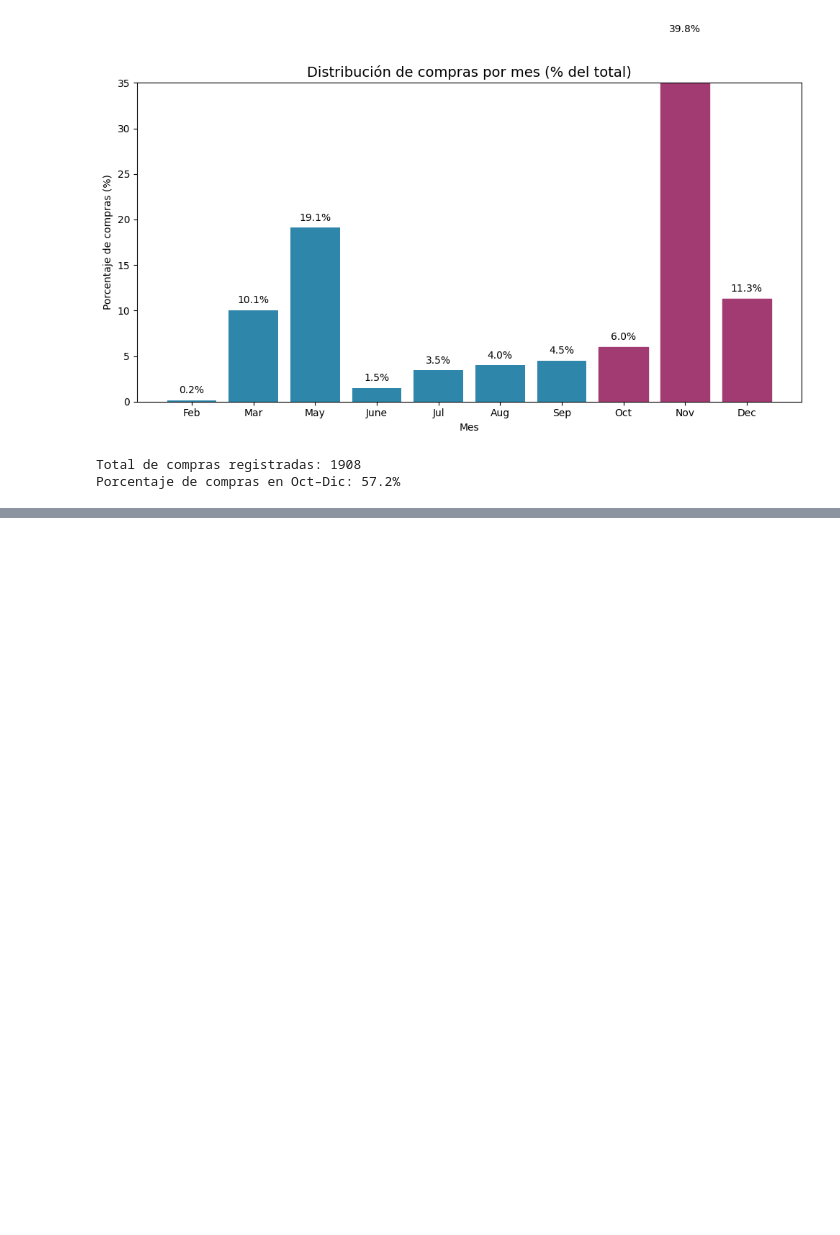
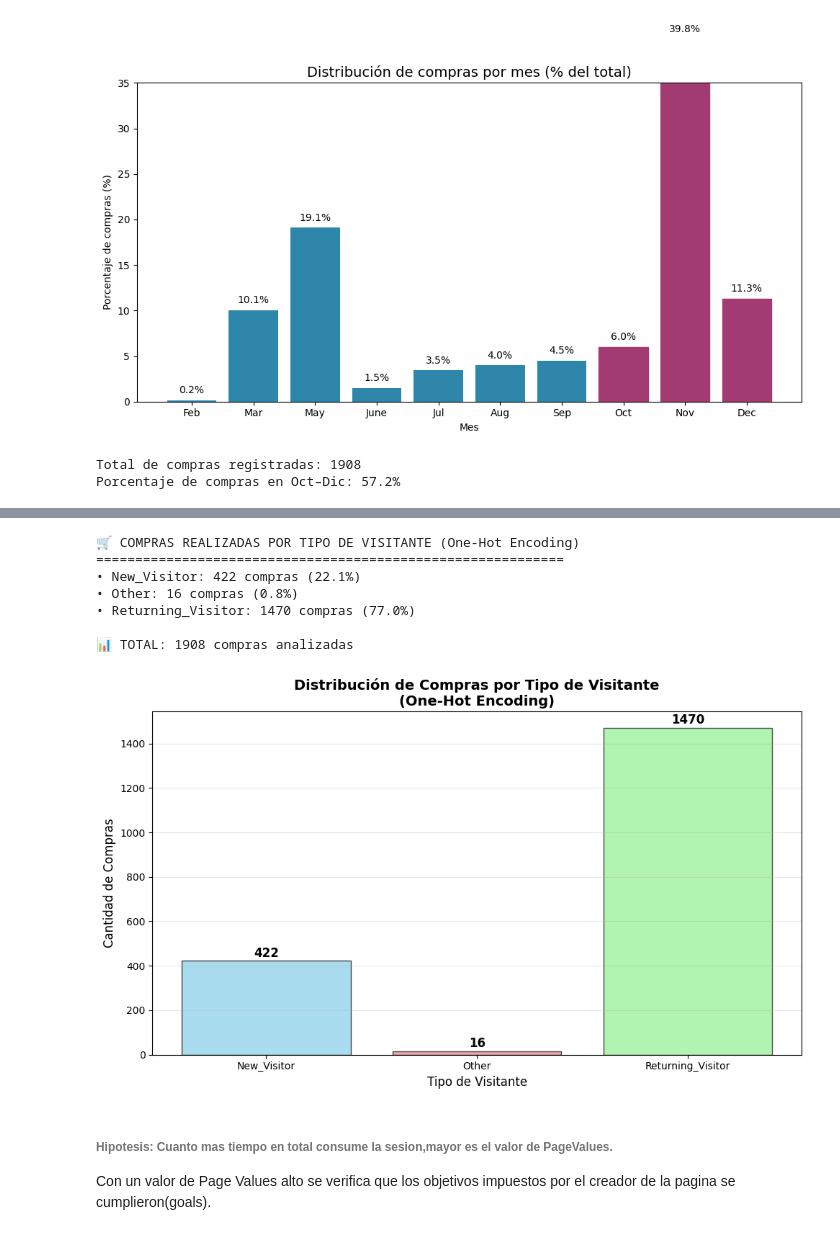
Before and after one commit to Simon22-lab/TPE-Abraham-Cisilino-2025, a Jupyter notebook: hipotesis.ipynb, the cells around one changed output, grey strips where cells are left out. Drawn from its saved outputs; the diff is of its cells as text; code cells hidden in the pictures; blank space fills up the shorter version.

```diff
--- a/hipotesis.ipynb
+++ b/hipotesis.ipynb
@@ -249,0 +250,57 @@ plt.show()
+# %%
+# Suponiendo que tus columnas one-hot son:
+# 'VisitorType_New_Visitor', 'VisitorType_Returning_Visitor', 'VisitorType_Other'
+
+# 1. Filtrar solo las compras
+compras_dataset = df[df['Revenue'] == True]
+
+# 2. Contar compras por cada categoría one-hot
+columnas_visitor = [col for col in df.columns if 'Visitor_' in col]
+
+print("🛒 COMPRAS REALIZADAS POR TIPO DE VISITANTE (One-Hot Encoding)")
+print("="*60)
+
+compras_por_tipo = {}
+total_compras = len(compras_dataset)
+
+for col in columnas_visitor:
+    # Contar cuántas compras tienen valor 1 en cada columna one-hot
+    cantidad = compras_dataset[col].sum()
+    nombre_tipo = col.replace('Visitor_', '')  # Remover prefijo
+    compras_por_tipo[nombre_tipo] = cantidad
+    porcentaje = (cantidad / total_compras) * 100
+    print(f"• {nombre_tipo}: {int(cantidad)} compras ({porcentaje:.1f}%)")
+
+print(f"\n📊 TOTAL: {total_compras} compras analizadas")
+
+tipos = list(compras_por_tipo.keys())
+cantidades = list(compras_por_tipo.values())
+
+plt.figure(figsize=(10, 6))
+barras = plt.bar(tipos, cantidades, color=['skyblue', 'lightcoral', 'lightgreen'],
+                 alpha=0.7, edgecolor='black')
+
+# Agregar valores en las barras
+for barra, valor in zip(barras, cantidades):
+    plt.text(barra.get_x() + barra.get_width()/2, barra.get_height() + 5,
+             f'{int(valor)}', ha='center', va='bottom', fontweight='bold', fontsize=12)
+
+plt.xlabel('Tipo de Visitante', fontsize=12)
+plt.ylabel('Cantidad de Compras', fontsize=12)
+plt.title('Distribución de Compras por Tipo de Visitante\n(One-Hot Encoding)', fontsize=14, fontweight='bold')
+plt.grid(axis='y', alpha=0.3)
+plt.tight_layout()
+plt.show()
+# %% [output]
+🛒 COMPRAS REALIZADAS POR TIPO DE VISITANTE (One-Hot Encoding)
+============================================================
+• New_Visitor: 422 compras (22.1%)
+• Other: 16 compras (0.8%)
+• Returning_Visitor: 1470 compras (77.0%)
+
+📊 TOTAL: 1908 compras analizadas
+[figure, added]
+# %% [markdown]
+###### Hipotesis: Cuanto mas tiempo en total consume la sesion,mayor es el valor de PageValues.
+
+Con un valor de Page Values alto se verifica que los objetivos impuestos por el creador de la pagina se cumplieron(goals).
```
Also changed, not shown: parts of 9 cells of this notebook, 2 other files.
